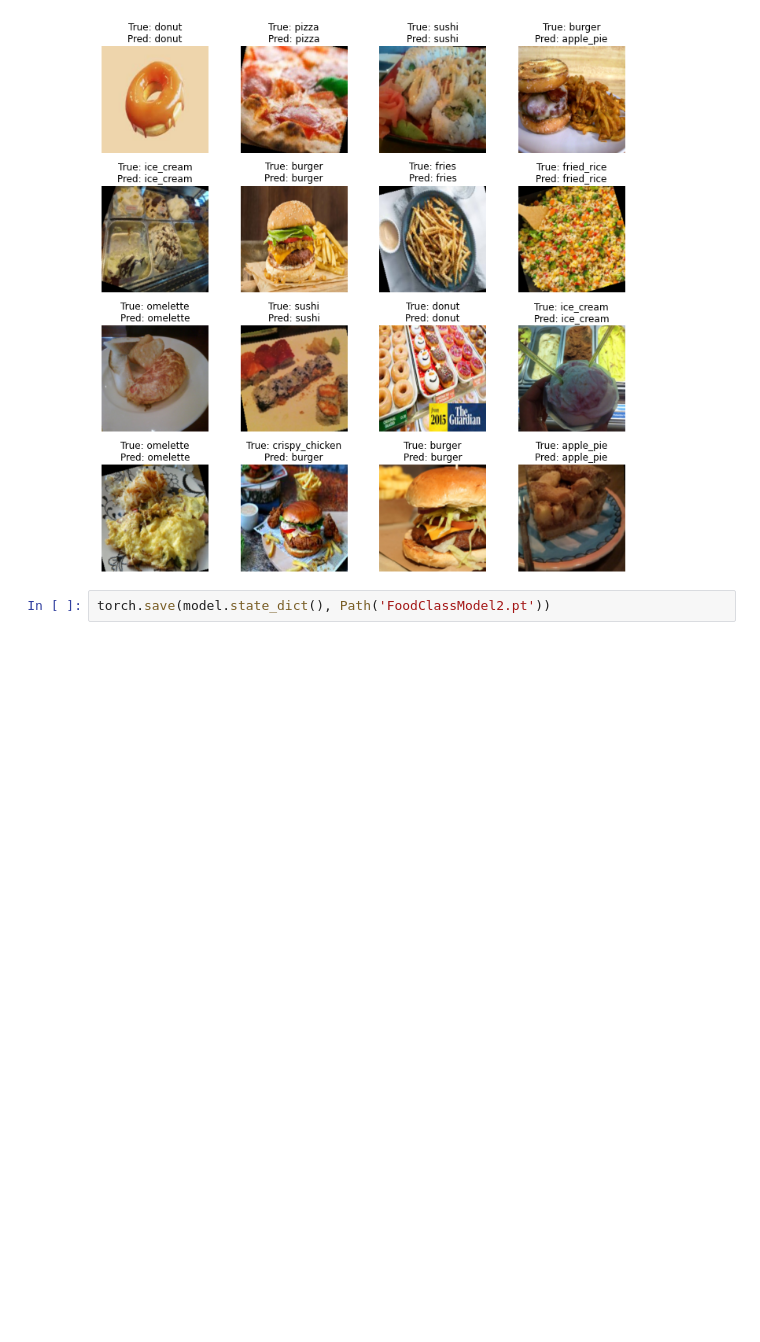
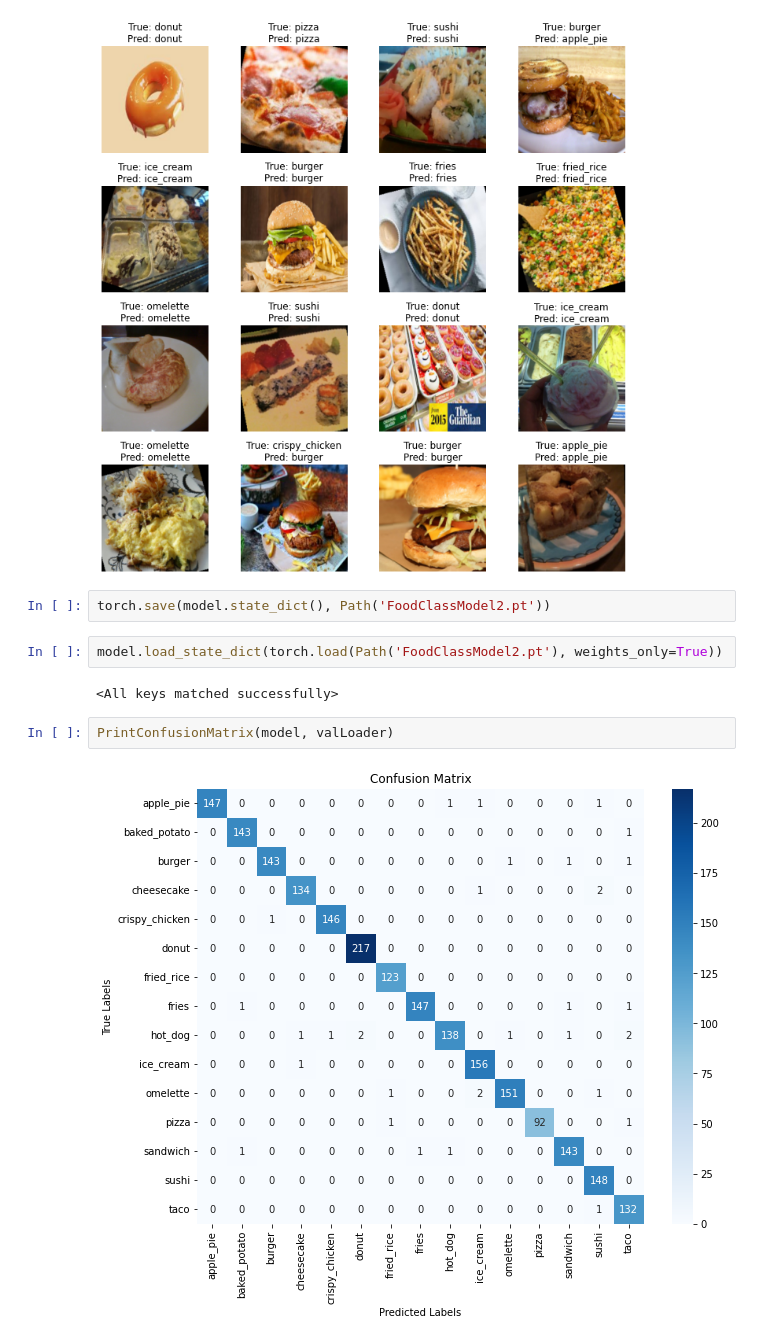
Before and after one commit to JosePeblo/inteligencia-artificial, a Jupyter notebook: deep_learning/FoodClassification.ipynb, the cells around one changed output. Cells and saved outputs as stored; diff of their text form; blank space fills up the shorter version.

```diff
--- a/deep_learning/FoodClassification.ipynb
+++ b/deep_learning/FoodClassification.ipynb
@@ -577,3 +615,11 @@ plt.show()
 [figure]
 # %%
 torch.save(model.state_dict(), Path('FoodClassModel2.pt'))
+# %%
+model.load_state_dict(torch.load(Path('FoodClassModel2.pt'), weights_only=True))
+# %% [output]
+<All keys matched successfully>
+# %%
+PrintConfusionMatrix(model, valLoader)
+# %% [output]
+[figure, added]
```
Also changed, not shown: parts of 11 cells of this notebook, 1 other file.
